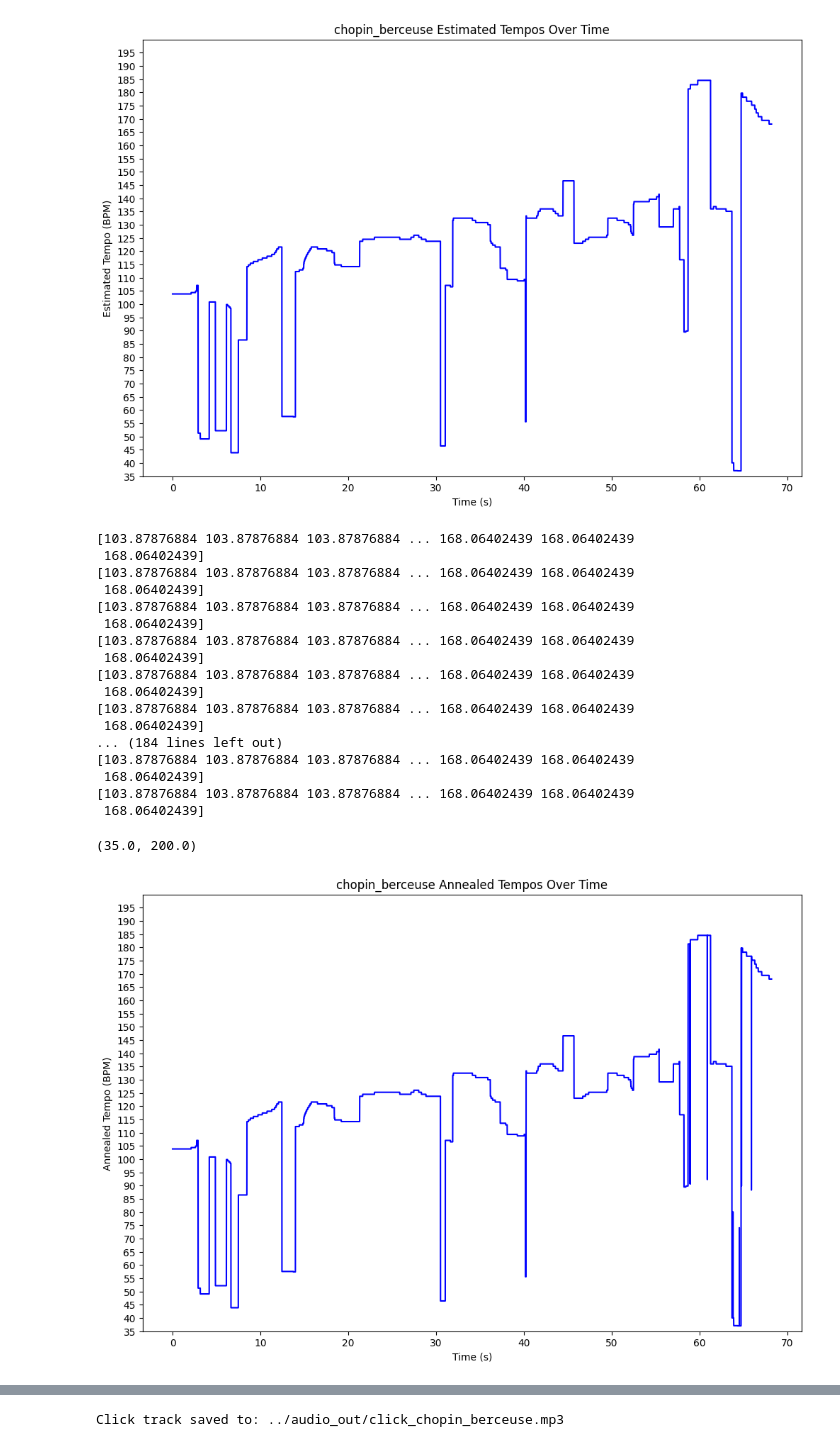
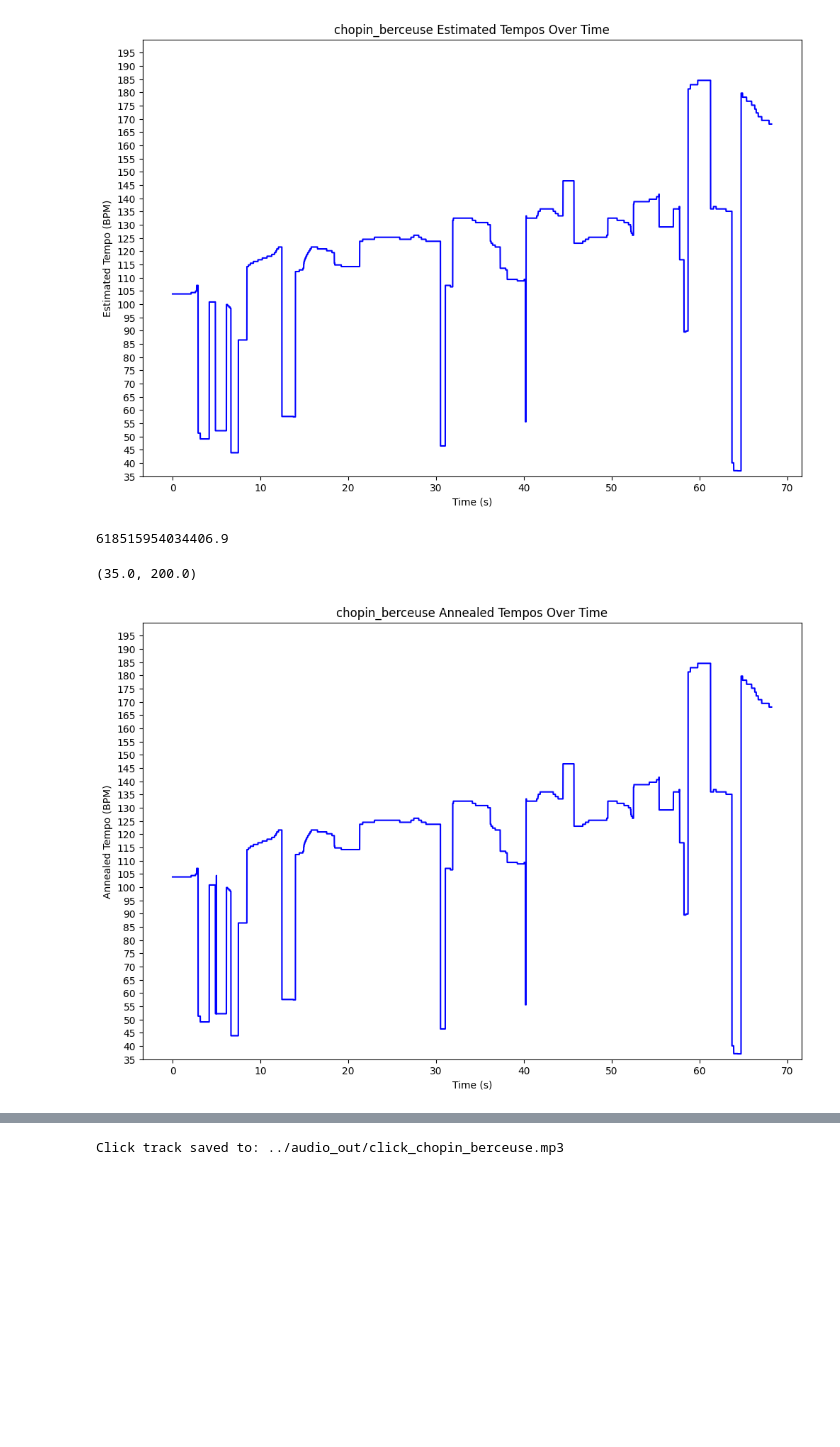
Before and after one commit to lkqiao/musical_accompanist, a Jupyter notebook: src/tempo_detect_nb.ipynb, the cells around one changed output, grey strips where cells are left out. Saved outputs shown, nothing was run; the diff lists cells and outputs as text; code cells hidden in the pictures; blank space fills up the shorter version.

```diff
--- a/src/tempo_detect_nb.ipynb
+++ b/src/tempo_detect_nb.ipynb
@@ -289,50 +289,35 @@ Estimated tempos: [103.8787688442211, 103.8787688442211, 103.8787688442211, 103.
 # %%
 def anneal_tempos(estim_tempos, p=0.01, max_iter=1000):
     tempos = np.array(estim_tempos, dtype=float)
-    orig_range = np.std(tempos)**10
+    orig_score = np.std(tempos)**10
+    print(orig_score)
     for _ in range(max_iter):
         idx = random.randint(0, len(tempos) - 1)
         new_tempos = tempos.copy()
 
         if random.random() < 0.5: new_tempos[idx] *= 2
         else: new_tempos[idx] /= 2
 
-        new_range = np.std(new_tempos)**10
-        if new_range < orig_range or random.random() < p:
+        new_score = np.std(new_tempos)**10
+        if new_score < orig_score or random.random() < p:
             tempos = new_tempos
-            orig_range = new_range
+            orig_score = new_score
     return tempos
 
-estim_tempos = anneal_tempos(estim_tempos, p=0, max_iter=100)
+estim_tempos = anneal_tempos(estim_tempos, p=0, max_iter=10)
 
 # plot annealed tempos vs time
 plt.figure(figsize=(12, 8))
 plt.plot(tempo_t, estim_tempos, color='b')
 plt.title(f'{name} Annealed Tempos Over Time')
 plt.xlabel('Time (s)')
 plt.ylabel('Annealed Tempo (BPM)')
 plt.yticks(np.arange(int(fmin), int(fmax), 5))
 plt.ylim(fmin, fmax)
 # %% [output]
-[103.87876884 103.87876884 103.87876884 ... 168.06402439 168.06402439
- 168.06402439]
-[103.87876884 103.87876884 103.87876884 ... 168.06402439 168.06402439
- 168.06402439]
-[103.87876884 103.87876884 103.87876884 ... 168.06402439 168.06402439
- 168.06402439]
-[103.87876884 103.87876884 103.87876884 ... 168.06402439 168.06402439
- 168.06402439]
-[103.87876884 103.87876884 103.87876884 ... 168.06402439 168.06402439
- 168.06402439]
-[103.87876884 103.87876884 103.87876884 ... 168.06402439 168.06402439
- 168.06402439]
-... (184 lines left out)
-[103.87876884 103.87876884 103.87876884 ... 168.06402439 168.06402439
- 168.06402439]
-[103.87876884 103.87876884 103.87876884 ... 168.06402439 168.06402439
- 168.06402439]
+618515954034406.9
 (35.0, 200.0)
-[figure, old version]
+[figure, new version]
 # %%
 # plot estimated tempos and original signal
 fig, ax1 = plt.subplots(figsize=(12, 4))
```
Also changed, not shown: parts of 3 cells of this notebook.
